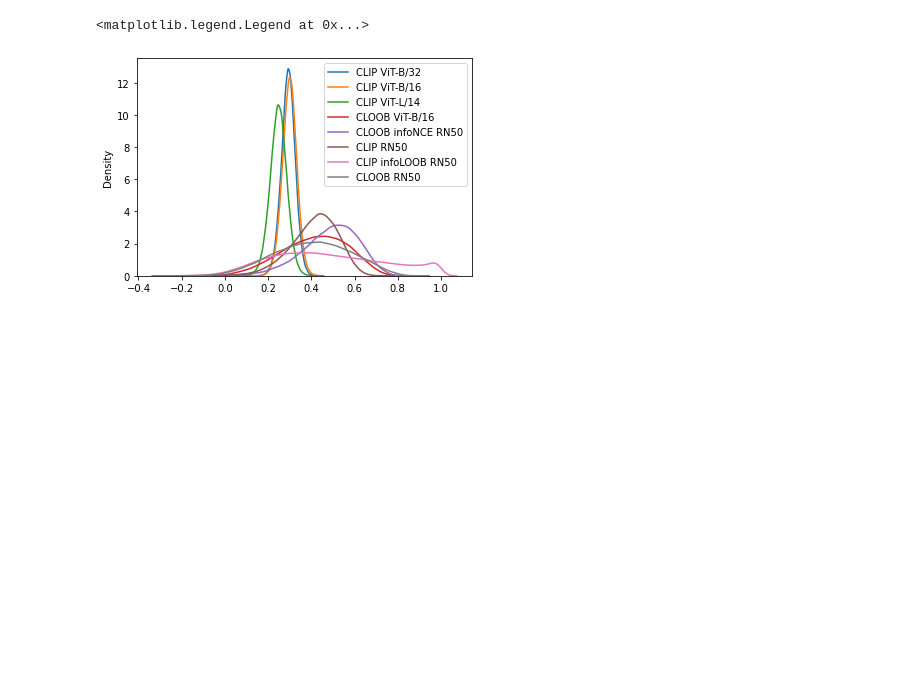
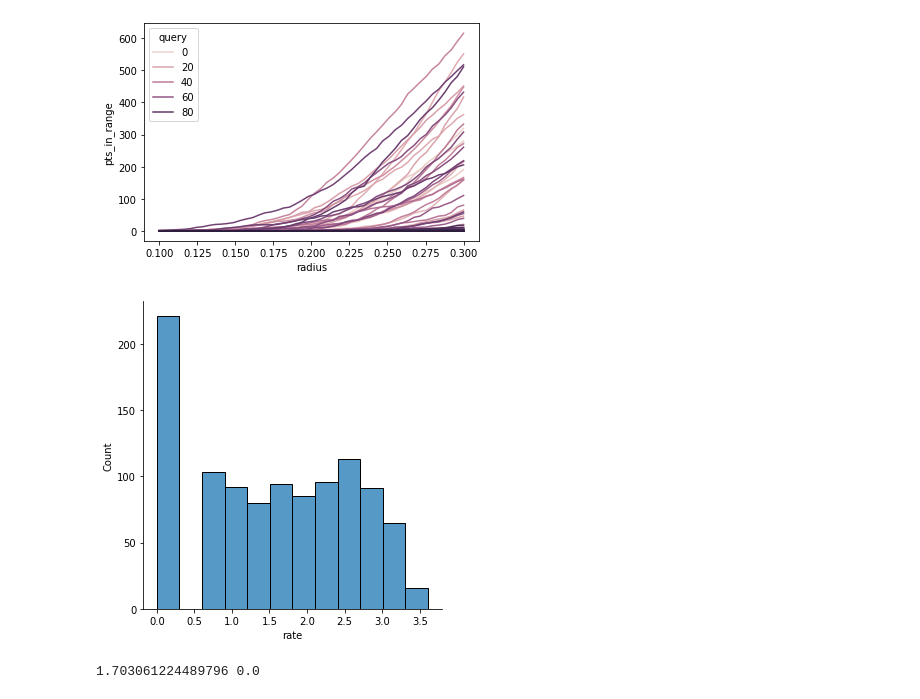
Before and after one commit to EleutherAI/exploring-contrastive-topology, a Jupyter notebook: Retrieval.ipynb, the cells around one changed output. Drawn from its saved outputs; the diff is of its cells as text; code cells hidden in the pictures; blank space fills up the shorter version.

```diff
--- a/Retrieval.ipynb
+++ b/Retrieval.ipynb
@@ -35,15 +57,49 @@ ml_jku_cloob_rn50 = dict(img_embeds=np.load("../ml_jku_cloob_embeddings/cloob_rn
 # %%
-for embeds, name in [(clip_vit_b_32, "CLIP ViT-B/32"),
-                     (clip_vit_b_16, "CLIP ViT-B/16"),
-                     (clip_vit_l_14, "CLIP ViT-L/14"),
-                     (cloob_vit_b_16, "CLOOB ViT-B/16"),
-                     (ml_jku_cloob_infoNCE, "CLOOB infoNCE RN50"),
-                     (ml_jku_clip_rn50, "CLIP RN50"),
-                     (ml_jku_clip_infoLOOB, "CLIP infoLOOB RN50"),
-                     (ml_jku_cloob_rn50, "CLOOB RN50")]:
+for embeds, name in [(models['openclip ViT-B-32'], "CLIP ViT-B/32"),
+                     (models['openclip ViT-B-16'], "CLIP ViT-B/16"),
+                     (models['cloob ViT-B-16'], "CLOOB ViT-B/16"),
+                     (models['ml_jku_cloob_infoNCE'], "CLOOB infoNCE RN50"),
+                     (models['ml_jku_clip_rn50'], "CLIP RN50"),
+                     (models['ml_jku_clip_infoLOOB'], "CLIP infoLOOB RN50"),
+                     (models['ml_jku_cloob_rn50'], "CLOOB RN50")]:
     seaborn.kdeplot((embeds["img_embeds"] * embeds["text_embeds"]).sum(axis=-1), label=name)
+plt.gcf().set(facecolor="white")
 plt.legend()
-# %% [output]
-<matplotlib.legend.Legend at 0x...>
-[figure, removed]
+# %%
+def expansion_coeff(img_embeds, text_embeds, subset_n=50000, top_k=5):
+    img_embeds = img_embeds[:subset_n].astype(np.float32)
+    text_embeds = text_embeds[:subset_n].astype(np.float32)
+
+    n, channels = img_embeds.shape
+
+    img_index = IndexFlat(channels)
+    img_index.add(img_embeds)
+
+    res = []
+    for radius in np.linspace(0.1, 0.3):
+        lims, D, I = img_index.range_search(img_embeds[:100], radius)
+        for qidx, i in enumerate(range(len(lims) - 1)):
+            pts_in_range = lims[i+1] - lims[i]
+            res.append(dict(radius=radius, pts_in_range=pts_in_range, query=qidx))
+
+    res = pandas.DataFrame(res)
+#     return res.groupby("query").pts_in_range
+#     print(res)
+    res['rate'] = res.sort_values("radius").groupby("query")['pts_in_range'].diff()
+    rate = np.abs(res.rate.dropna())
+    rate = rate[rate > 0]
+    log_rate = np.log(rate)
+    seaborn.lineplot(data=res, x='radius', y='pts_in_range', hue='query')
+    plt.show()
+    seaborn.displot(log_rate)
+    plt.show()
+    print(res.rate.mean(), res.rate.median())
+    text_index = IndexFlatIP(channels)
+    text_index.add(text_embeds)
+
+expansion_coeff(**clip_vit_b_32)
+# %% [output]
+[figure, added]
+[figure, added]
+1.703061224489796 0.0
 # %%
```
Also changed, not shown: parts of 11 cells of this notebook, 4 other files.
